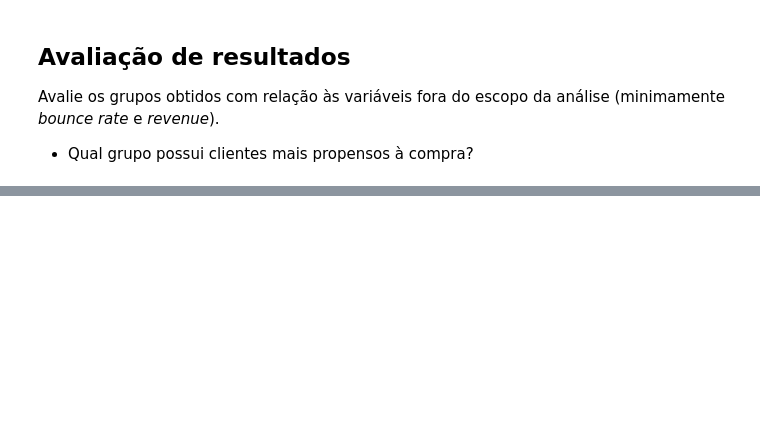
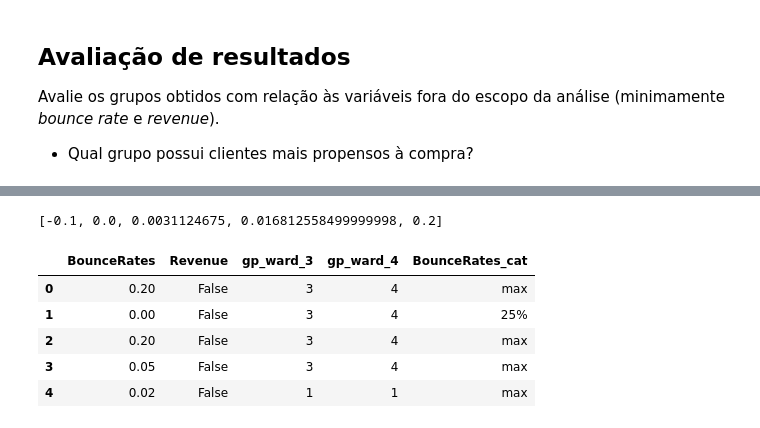
Before and after one commit to gfsilveira/ebac, a Jupyter notebook: 03-Cientista_de_Dados/02-Crisp_DM/30_modulo/mod30_tarefa02 - Resolvido.ipynb, the cells around one changed output, grey strips where cells are left out. Saved outputs shown, nothing was run; the diff lists cells and outputs as text; code cells hidden in the pictures; blank space fills up the shorter version.

```diff
--- a/03-Cientista_de_Dados/02-Crisp_DM/30_modulo/mod30_tarefa02 - Resolvido.ipynb
+++ b/03-Cientista_de_Dados/02-Crisp_DM/30_modulo/mod30_tarefa02 - Resolvido.ipynb
@@ -178,3 +440,8 @@ Faça uma análise descritiva para pelo menos duas soluções de agrupamentos (d
 
 Avalie os grupos obtidos com relação às variáveis fora do escopo da análise (minimamente *bounce rate* e *revenue*).
 - Qual grupo possui clientes mais propensos à compra?
+# %%
+df_grupos = df[["BounceRates","Revenue"]].copy()
+df_grupos['gp_ward_3'] = df_dados_3['gp_ward']
+df_grupos['gp_ward_4'] = df_dados_4['gp_ward']
+df_grupos.head()
@@ -180,0 +481,22 @@ Avalie os grupos obtidos com relação às variáveis fora do escopo da análise
+# %%
+labels = ["25%","50%","75%",'max']
+bins = [
+    -0.1,
+    df_grupos['BounceRates'].describe().iloc[4],
+    df_grupos['BounceRates'].describe().iloc[5],
+    df_grupos['BounceRates'].describe().iloc[6],
+    df_grupos['BounceRates'].describe().iloc[7],
+]
+bins
+# %% [output]
+[-0.1, 0.0, 0.0031124675, 0.016812558499999998, 0.2]
+# %%
+df_grupos['BounceRates_cat'] = pd.cut(x=df_grupos['BounceRates'], bins=bins, labels=labels)
+df_grupos.head()
+# %% [output]
+|  | BounceRates | Revenue | gp_ward_3 | gp_ward_4 | BounceRates_cat |
+| 0 | 0.20 | False | 3 | 4 | max |
+| 1 | 0.00 | False | 3 | 4 | 25% |
+| 2 | 0.20 | False | 3 | 4 | max |
+| 3 | 0.05 | False | 3 | 4 | max |
+| 4 | 0.02 | False | 1 | 1 | max |
```
Also changed, not shown: parts of 35 cells of this notebook, 1 other file.
